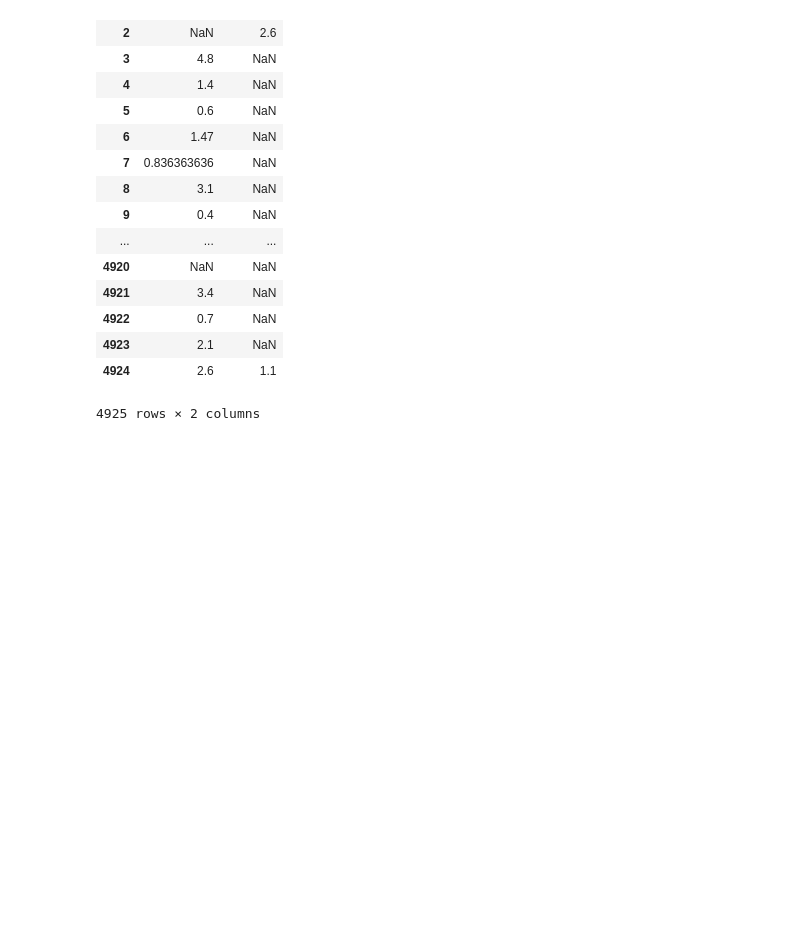
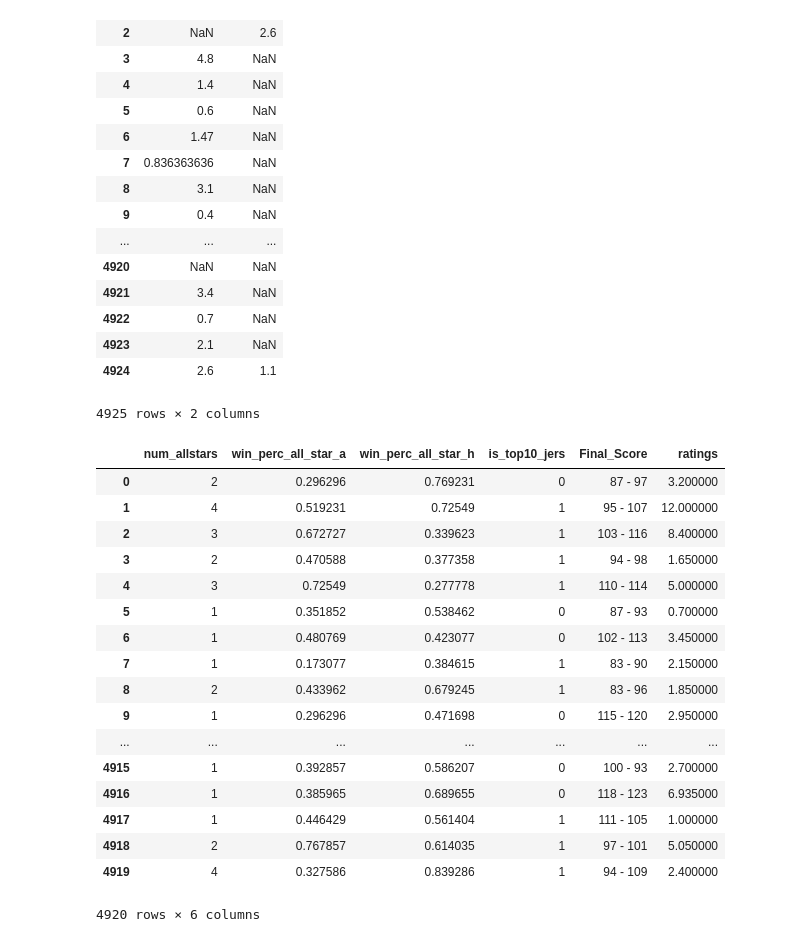
Before and after one commit to leohentschker/nbahack, a Jupyter notebook: data_clean.ipynb, the cells around one changed output. Drawn from its saved outputs; the diff is of its cells as text; code cells hidden in the pictures; blank space fills up the shorter version.

```diff
--- a/data_clean.ipynb
+++ b/data_clean.ipynb
@@ -413,0 +410,21 @@ from sklearn.cross_validation import KFold
+# %%
+data
+# %% [output]
+|  | num_allstars | win_perc_all_star_a | win_perc_all_star_h | is_top10_jers | Final_Score | ratings |
+| 0 | 2 | 0.296296 | 0.769231 | 0 | 87 - 97 | 3.200000 |
+| 1 | 4 | 0.519231 | 0.72549 | 1 | 95 - 107 | 12.000000 |
+| 2 | 3 | 0.672727 | 0.339623 | 1 | 103 - 116 | 8.400000 |
+| 3 | 2 | 0.470588 | 0.377358 | 1 | 94 - 98 | 1.650000 |
+| 4 | 3 | 0.72549 | 0.277778 | 1 | 110 - 114 | 5.000000 |
+| 5 | 1 | 0.351852 | 0.538462 | 0 | 87 - 93 | 0.700000 |
+| 6 | 1 | 0.480769 | 0.423077 | 0 | 102 - 113 | 3.450000 |
+| 7 | 1 | 0.173077 | 0.384615 | 1 | 83 - 90 | 2.150000 |
+| 8 | 2 | 0.433962 | 0.679245 | 1 | 83 - 96 | 1.850000 |
+| 9 | 1 | 0.296296 | 0.471698 | 0 | 115 - 120 | 2.950000 |
+| ... | ... | ... | ... | ... | ... | ... |
+| 4915 | 1 | 0.392857 | 0.586207 | 0 | 100 - 93 | 2.700000 |
+| 4916 | 1 | 0.385965 | 0.689655 | 0 | 118 - 123 | 6.935000 |
+| 4917 | 1 | 0.446429 | 0.561404 | 1 | 111 - 105 | 1.000000 |
+| 4918 | 2 | 0.767857 | 0.614035 | 1 | 97 - 101 | 5.050000 |
+| 4919 | 4 | 0.327586 | 0.839286 | 1 | 94 - 109 | 2.400000 |
+4920 rows × 6 columns
```
Also changed, not shown: parts of 16 cells of this notebook.
